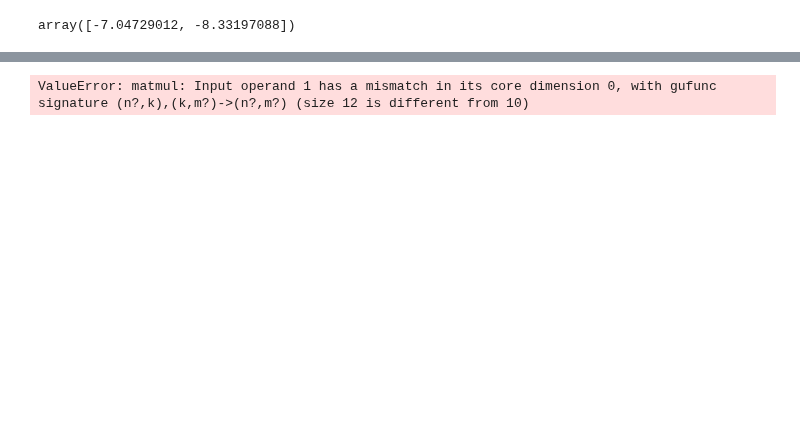
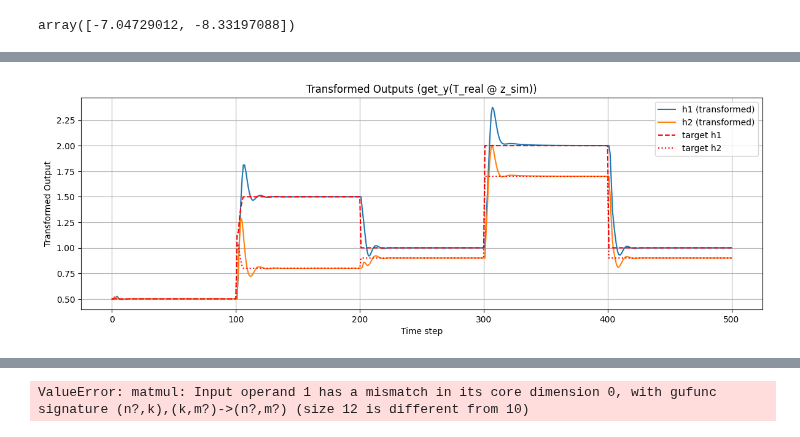
Before and after one commit to PatrikValabek/offset-free-koopman-mpc, a Jupyter notebook: control/offset_free_JT_Jk_tests.ipynb, the cells around one changed output, grey strips where cells are left out. Drawn from its saved outputs; the diff is of its cells as text; code cells hidden in the pictures; blank space fills up the shorter version.

```diff
--- a/control/offset_free_JT_Jk_tests.ipynb
+++ b/control/offset_free_JT_Jk_tests.ipynb
@@ -339,3 +339,26 @@ plt.grid(True)
+# %%
+    y_sim_transformed = np.zeros((ny, sim_time + 1))
+    for k in range(sim_time + 1):
+        y_sim_transformed[:, k] = get_y(T_real @ z_sim[:nz, k])[0] + z_sim[nz:, k]
+    y_sim_transformed = scaler.inverse_transform(y_sim_transformed.T).T
+    plt.figure(figsize=(12, 8))
+    plt.subplot(2, 1, 1)
+    plt.plot(y_sim_transformed[0, :], label='h1 (transformed)')
+    plt.plot(y_sim_transformed[1, :], label='h2 (transformed)')
+    plt.plot(
+        scaler.inverse_transform(ys_sim.T).T[0, :], color='red', linestyle='--', label='target h1'
+    )
+    plt.plot(
+        scaler.inverse_transform(ys_sim.T).T[1, :], color='red', linestyle=':', label='target h2'
+    )
+    plt.xlabel('Time step')
+    plt.ylabel('Transformed Output')
+    plt.title('Transformed Outputs (get_y(T_real @ z_sim))')
+    plt.legend()
+    plt.grid(True)
+    plt.tight_layout()
+# %% [output]
+[figure, added]
 # %%
 e = 0.01  # Tolerance
 
```
Also changed, not shown: parts of 22 cells of this notebook, 12 other files.
